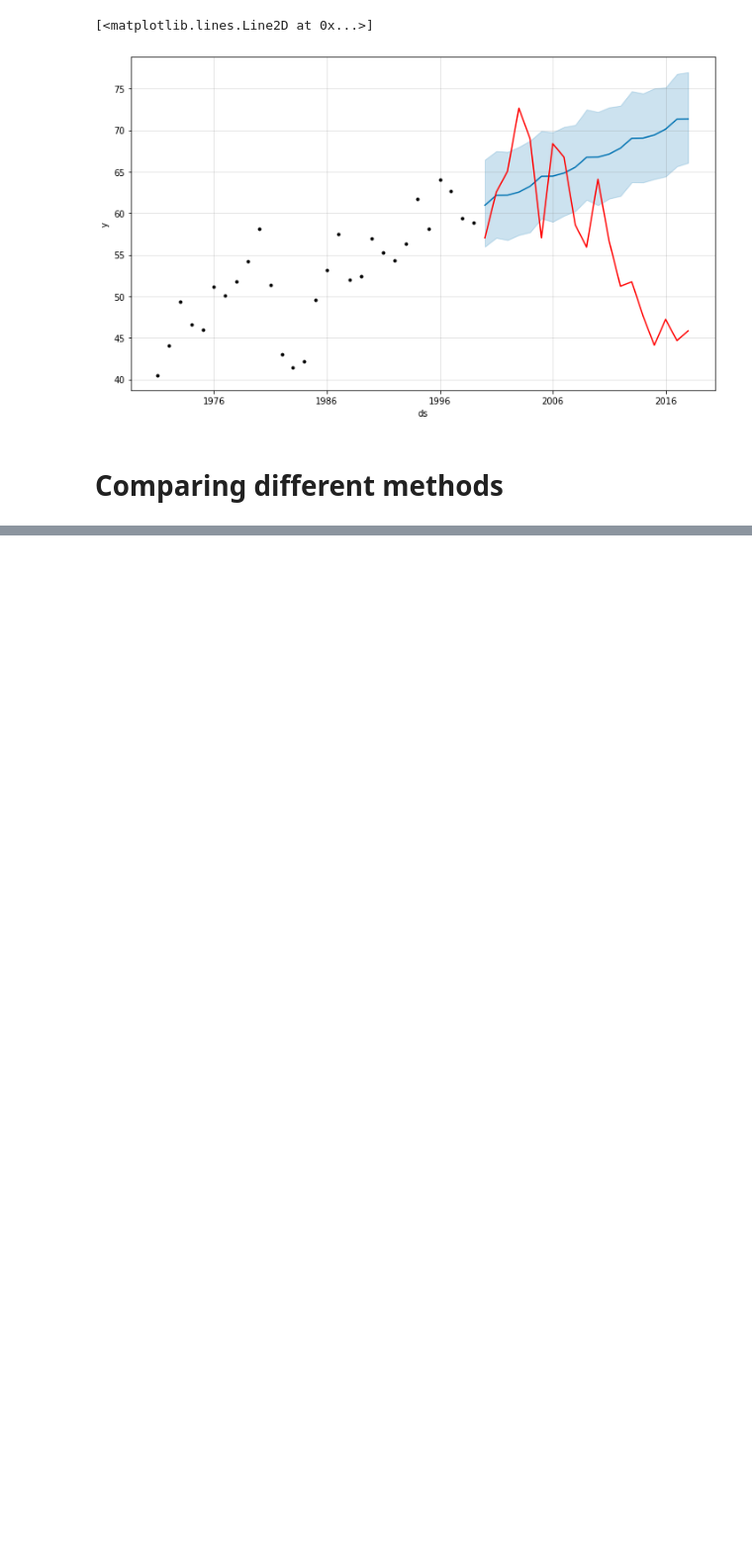
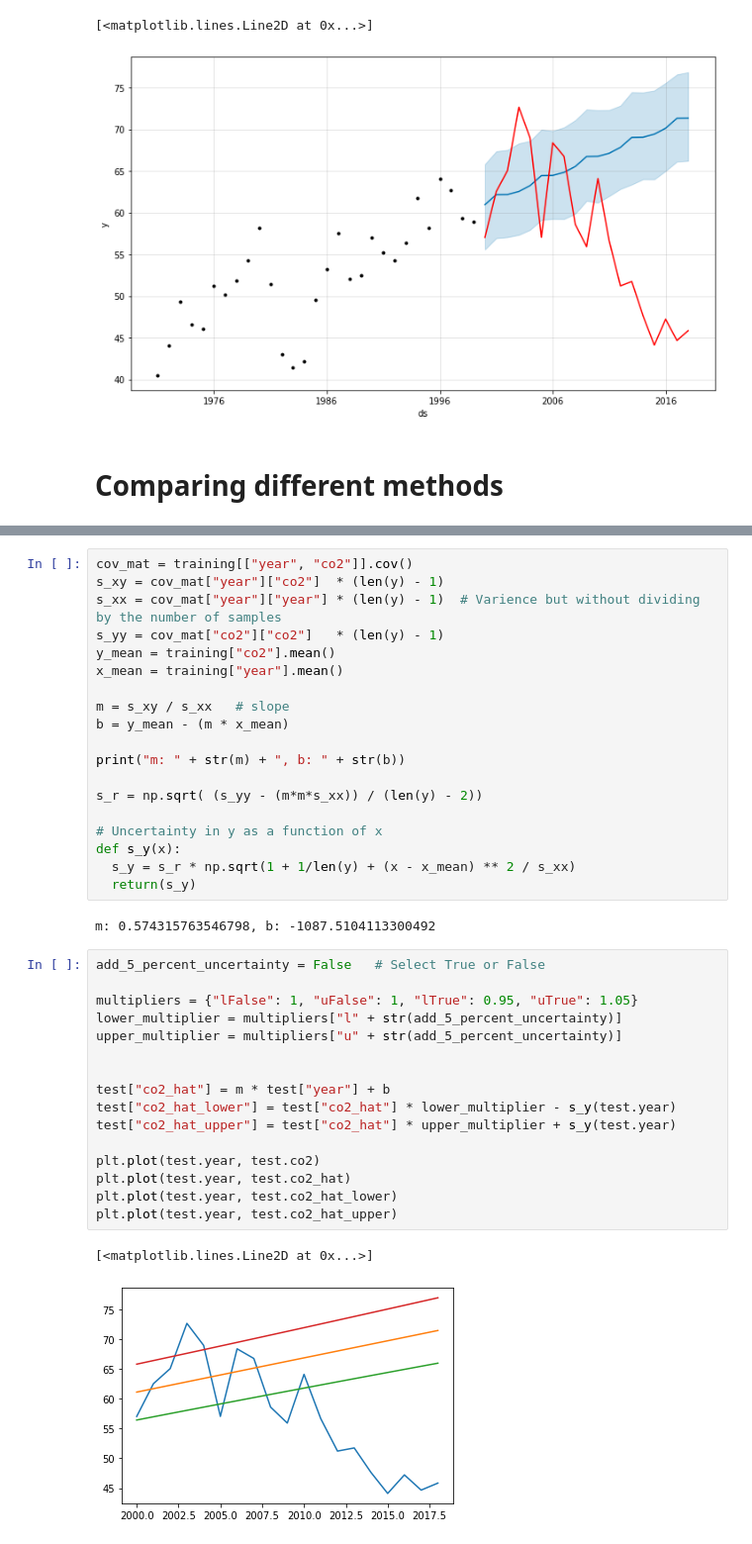
Before and after one commit to AayushKucheria/Reaktor-Communicating-Climate-Change, a Jupyter notebook: Data exploration.ipynb, the cells around one changed output, grey strips where cells are left out. Shown at 99% size. Saved outputs shown, nothing was run; the diff lists cells and outputs as text; blank space fills up the shorter version.

```diff
--- a/Data exploration.ipynb
+++ b/Data exploration.ipynb
@@ -436,0 +439,40 @@ plt.legend()
+# %%
+cov_mat = training[["year", "co2"]].cov()
+s_xy = cov_mat["year"]["co2"]  * (len(y) - 1)
+s_xx = cov_mat["year"]["year"] * (len(y) - 1)  # Varience but without dividing by the number of samples
+s_yy = cov_mat["co2"]["co2"]   * (len(y) - 1)
+y_mean = training["co2"].mean()
+x_mean = training["year"].mean()
+
+m = s_xy / s_xx   # slope
+b = y_mean - (m * x_mean)
+
+print("m: " + str(m) + ", b: " + str(b))
+
+s_r = np.sqrt( (s_yy - (m*m*s_xx)) / (len(y) - 2))
+
+# Uncertainty in y as a function of x
+def s_y(x):
+  s_y = s_r * np.sqrt(1 + 1/len(y) + (x - x_mean) ** 2 / s_xx)
+  return(s_y)
+# %% [output]
+m: 0.574315763546798, b: -1087.5104113300492
+# %%
+add_5_percent_uncertainty = False   # Select True or False
+
+multipliers = {"lFalse": 1, "uFalse": 1, "lTrue": 0.95, "uTrue": 1.05}
+lower_multiplier = multipliers["l" + str(add_5_percent_uncertainty)]
+upper_multiplier = multipliers["u" + str(add_5_percent_uncertainty)]
+
+
+test["co2_hat"] = m * test["year"] + b
+test["co2_hat_lower"] = test["co2_hat"] * lower_multiplier - s_y(test.year)
+test["co2_hat_upper"] = test["co2_hat"] * upper_multiplier + s_y(test.year)
+
+plt.plot(test.year, test.co2)
+plt.plot(test.year, test.co2_hat)
+plt.plot(test.year, test.co2_hat_lower)
+plt.plot(test.year, test.co2_hat_upper)
+# %% [output]
+[<matplotlib.lines.Line2D at 0x...>]
+[figure, added]
```
Also changed, not shown: parts of 7 cells of this notebook.
